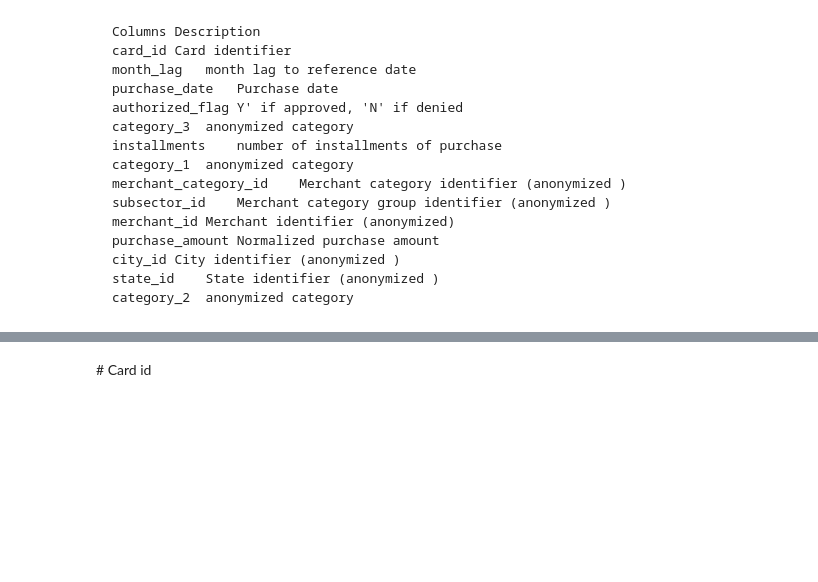
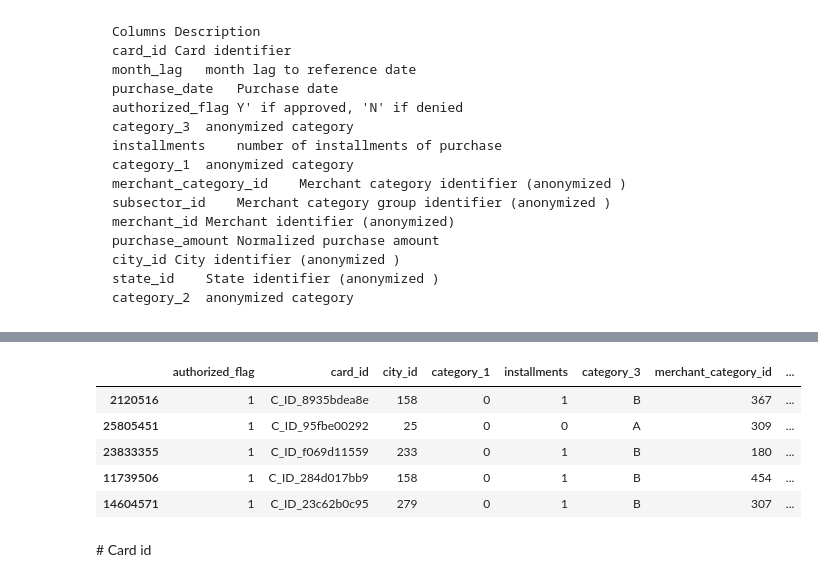
Before and after one commit to yassineAlouini/elo_merchant_category_recommendation, a Jupyter notebook: elo/historical_transactions_eda.ipynb, the cells around one changed output, grey strips where cells are left out. Cells and saved outputs as stored; diff of their text form; code cells hidden in the pictures; blank space fills up the shorter version.

```diff
--- a/elo/historical_transactions_eda.ipynb
+++ b/elo/historical_transactions_eda.ipynb
@@ -66,0 +130,7 @@ category_2	anonymized category
+# %%
+%%timeit
+optimized_df = pd.read_parquet('data/historical_transactions.parquet',
+                               engine='pyarrow')
+# Since pandas.to_parquet doesn't save the categorical metadata, we need to restore it after loading.
+for col in DTYPES:
+    optimized_df[col] = optimized_df[col].astype("category")
@@ -67,3 +161,12 @@ category_2	anonymized category
+# %%
+optimized_df.sample(5).T
+# %% [output]
+|  | authorized_flag | card_id | city_id | category_1 | installments | category_3 | merchant_category_id | ... |
+| 2120516 | 1 | C_ID_8935bdea8e | 158 | 0 | 1 | B | 367 | ... |
+| 25805451 | 1 | C_ID_95fbe00292 | 25 | 0 | 0 | A | 309 | ... |
+| 23833355 | 1 | C_ID_f069d11559 | 233 | 0 | 1 | B | 180 | ... |
+| 11739506 | 1 | C_ID_284d017bb9 | 158 | 0 | 1 | B | 454 | ... |
+| 14604571 | 1 | C_ID_23c62b0c95 | 279 | 0 | 1 | B | 307 | ... |
 # %% [markdown]
 # Card id
 # %%
```
Also changed, not shown: parts of 58 cells of this notebook.
